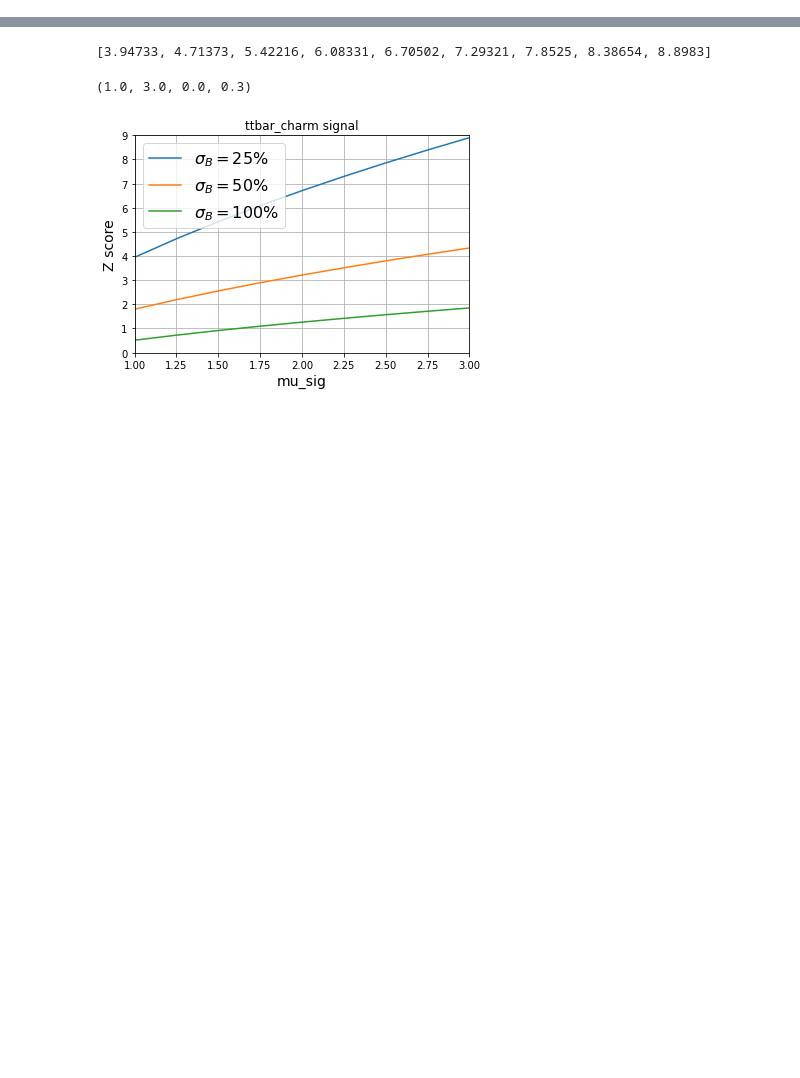
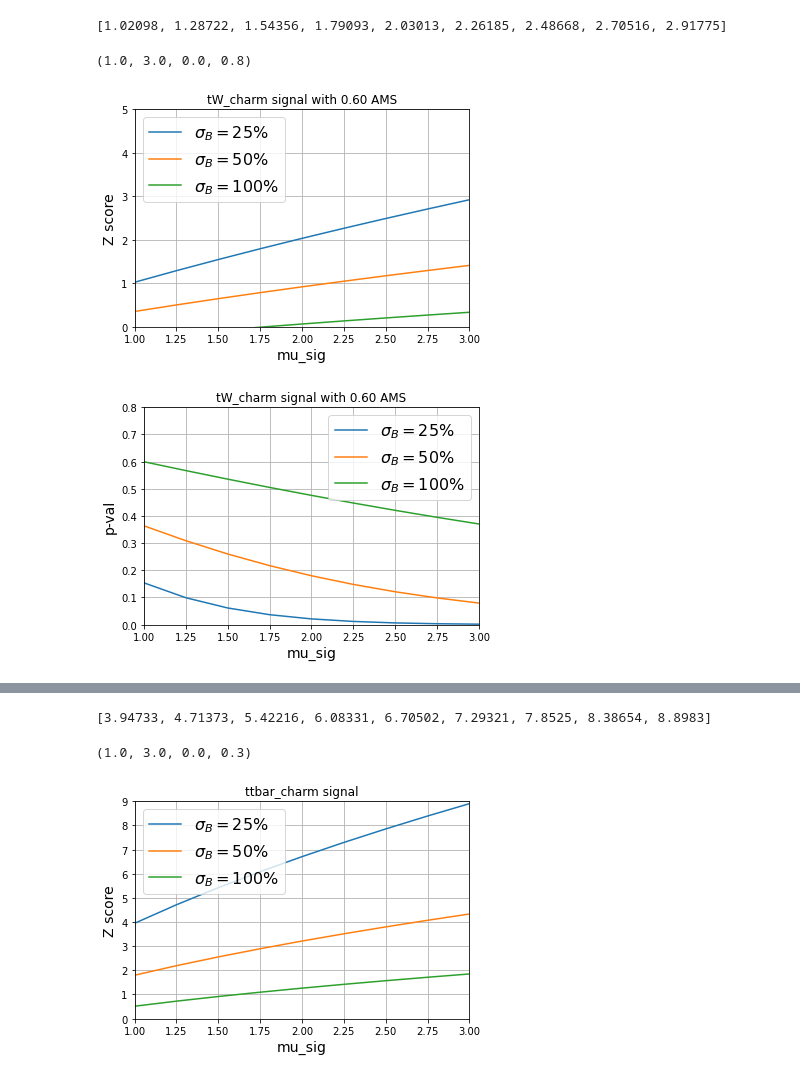
Before and after one commit to mghasemi19/TopFC, a Jupyter notebook: Fit_results/tW_significance_plot.ipynb, the cells around one changed output, grey strips where cells are left out. Cells and saved outputs as stored; diff of their text form; code cells hidden in the pictures; blank space fills up the shorter version.

```diff
--- a/Fit_results/tW_significance_plot.ipynb
+++ b/Fit_results/tW_significance_plot.ipynb
@@ -14,4 +14,48 @@ import itertools
 def split_list(lst, val):
     return [list(group) for k, group in itertools.groupby(lst, lambda x: x==val) if not k]
 split_lst = split_list(lines, '')
+# %%
+# AMS 0.60
+pval_25 = list(map(float, split_lst[0][:9]))
+pval_50 = list(map(float, split_lst[2][:9]))
+pval_100 = list(map(float, split_lst[4][:9]))
+zval_25 = list(map(float, split_lst[1][:9]))
+zval_50 = list(map(float, split_lst[3][:9]))
+zval_100 = list(map(float, split_lst[5][:9]))
+
+print(zval_25)
+
+#plt.rcParams['figure.figsize'] = [4, 4]
+#plt.figure(figsize=(10,6))
+
+plt.figure(0)
+plt.plot(mu_sig, zval_25, label = "$\sigma_{B}=$25%")
+plt.plot(mu_sig, zval_50, label = "$\sigma_{B}=$50%")
+plt.plot(mu_sig, zval_100, label = "$\sigma_{B}=$100%")
+
+plt.grid(True)
+plt.legend(loc="upper left", fontsize=16)
+
+plt.xlabel("mu_sig", fontsize=14)
+plt.ylabel("Z score", fontsize=14)
+plt.title("tW_charm signal with 0.60 AMS")
+plt.axis([1, 3, 0, 5])
+
+plt.figure(1)
+plt.plot(mu_sig, pval_25, label = "$\sigma_{B}=$25%")
+plt.plot(mu_sig, pval_50, label = "$\sigma_{B}=$50%")
+plt.plot(mu_sig, pval_100, label = "$\sigma_{B}=$100%")
+
+plt.grid(True)
+plt.legend(loc="upper right", fontsize=16)
+
+plt.xlabel("mu_sig", fontsize=14)
+plt.ylabel("p-val", fontsize=14)
+plt.title("tW_charm signal with 0.60 AMS")
+plt.axis([1, 3, 0, 0.8])
+# %% [output]
+[1.02098, 1.28722, 1.54356, 1.79093, 2.03013, 2.26185, 2.48668, 2.70516, 2.91775]
+(1.0, 3.0, 0.0, 0.8)
+[figure, added]
+[figure, added]
 # %%
```
Also changed, not shown: parts of 3 cells of this notebook, 1 other file.
